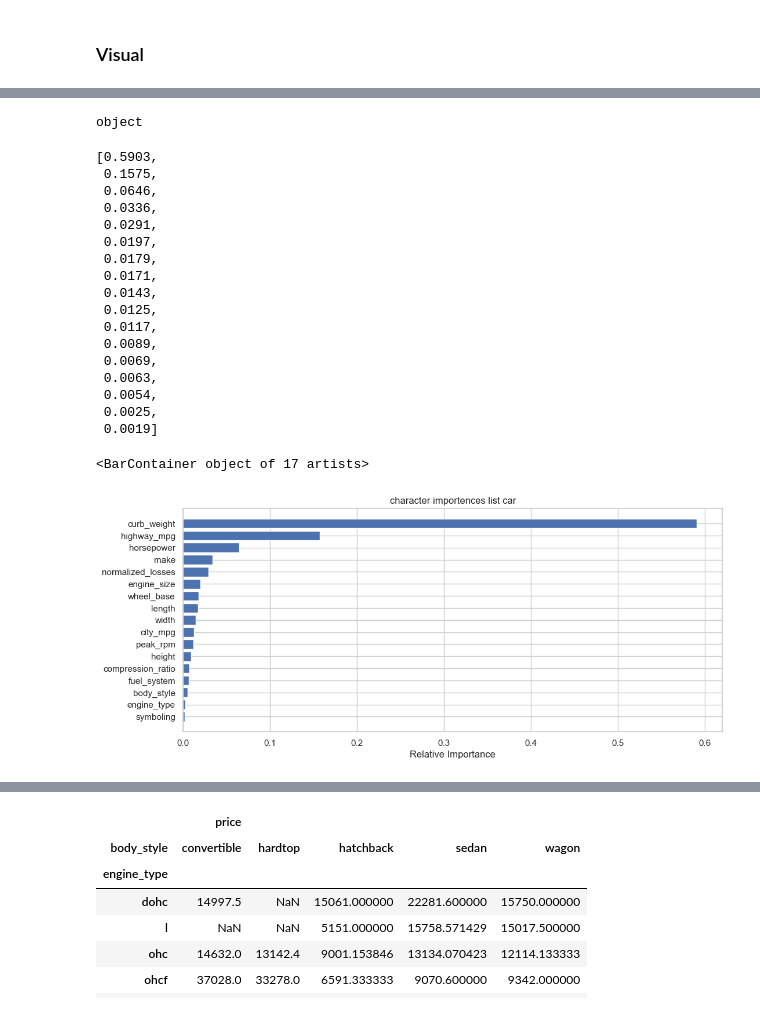
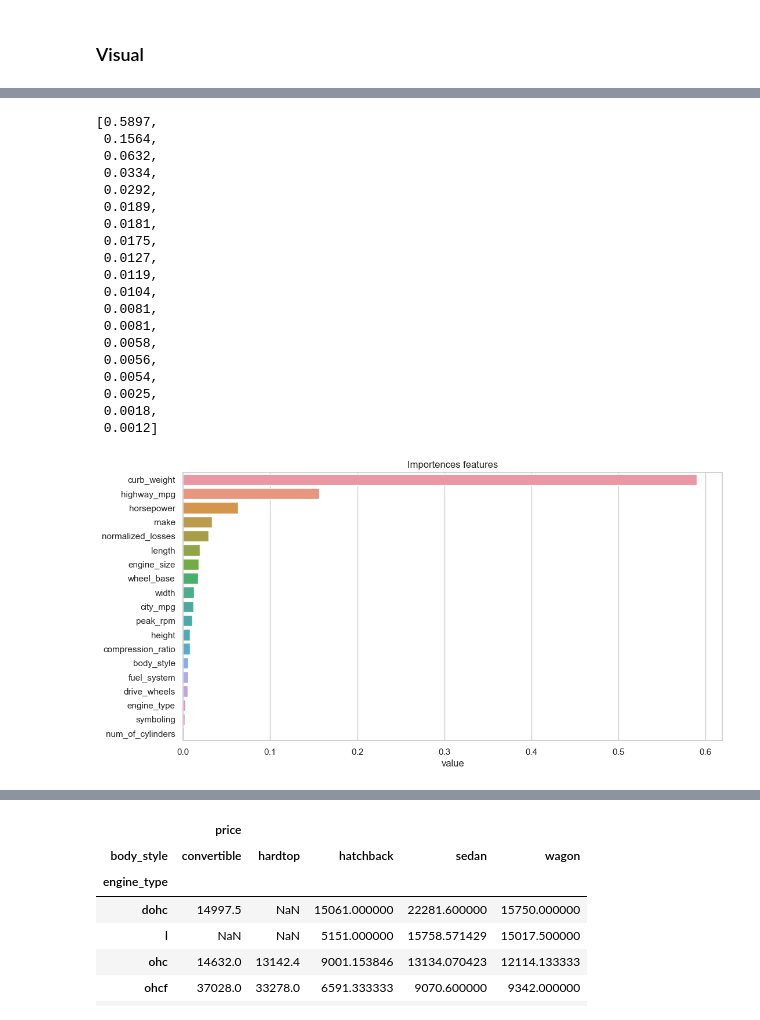
Before and after one commit to HarlamovGarik/dsml, a Jupyter notebook: Lab3/lab3_correlytion.ipynb, the cells around one changed output, grey strips where cells are left out. Saved outputs shown, nothing was run; the diff lists cells and outputs as text; code cells hidden in the pictures.

```diff
--- a/Lab3/lab3_correlytion.ipynb
+++ b/Lab3/lab3_correlytion.ipynb
@@ -251,7 +251,7 @@ def organize(data, titles:[], target='price'):
     return np.array(set_x.values.tolist()),y.values.tolist()
 
 selector = SelectKBest(udf_pearsonr, k=2)
-selector_varianceThreshold = VarianceThreshold(0.5)
+selector_varianceThreshold = VarianceThreshold(0.25)
 # %%
 
 selected_data = selector_varianceThreshold.fit_transform(df_tr)
@@ -316,14 +292,21 @@ ANOVA results: F= 130.5533160959111 , P = 2.2355306355677845e-23
 # %% [markdown]
 ### Visual
 # %%
-fig, axes = plt.subplots(1, 3, figsize=(25, 10))
-axes[0].set(title="Price car make", xlabel=None)
-axes[1].set(title="Count car make", xlabel=None)
-axes[2].set(title="Price body car style", xlabel=None)
+fig, axes = plt.subplots(1, 3, figsize=(21, 6))
+
 sns.barplot(data=df.sort_values(["price"]),
             ax=axes[0],y="make",x="price",edgecolor="black",linewidth=0.5)
 sns.barplot(data=df.groupby(["make"], as_index=False).count().sort_values(["price"]),
             ax=axes[1],y="make",x="price",edgecolor="black",linewidth=0.5,)
 sns.barplot(data=df.sort_values(["price"]),
-            ax=axes[2],y="body_style", x="price",edgecolor="black",linewidth=0.5,)
+            ax=axes[2],y="body_style", x="price",edgecolor="black",linewidth=0.5)
+axes[0].set(title="Price car make", xlabel=None, ylabel=None)
+axes[1].set(title="Count car make", xlabel=None, ylabel=None)
+axes[2].set(title="Price body car style", xlabel=None, ylabel=None)
+
+title = "General characteristics"
+plt.rc('ytick', labelsize=8)
+plt.rc('xtick', labelsize=8)
+fig.suptitle(title)
+plt.savefig('img/{}.jpg'.format(title))
 # %% [output]
@@ -332,40 +314,37 @@ sns.barplot(data=df.sort_values(["price"]),
 # %%
-LIMIT = len(X)
-print(df.num_of_doors.dtype)
-x_set = X[0:LIMIT]
-y = y[0:LIMIT]
 clf = RandomForestRegressor(n_estimators = 50, random_state = 123)
-clf.fit(x_set, y)
-
+clf.fit(X, y)
 sorted(np.round(clf.feature_importances_, 4), reverse=True)
 # %% [output]
-object
+[0.5897,
+ 0.1564,
+ 0.0632,
+ 0.0334,
+ 0.0292,
+ 0.0189,
+ 0.0181,
+ 0.0175,
+ 0.0127,
+ 0.0119,
+ 0.0104,
+ 0.0081,
+ 0.0081,
+ 0.0058,
+ 0.0056,
+ 0.0054,
+ 0.0025,
+ 0.0018,
+ 0.0012]
-[0.5903,
- 0.1575,
- 0.0646,
- 0.0336,
- 0.0291,
- 0.0197,
- 0.0179,
- 0.0171,
- 0.0143,
- 0.0125,
- 0.0117,
- 0.0089,
- 0.0069,
- 0.0063,
- 0.0054,
- 0.0025,
- 0.0019]
 # %%
-fig, ax=plt.subplots(figsize=(12,5))
+fig, ax=plt.subplots(figsize=(12,6))
 importances = clf.feature_importances_
 indices =np.argsort(importances)
-ax.set(title="character importences list car", xlabel="Relative Importance", ylabel=None)
-plt.yticks(range(len(indices)),np.array(title_features)[indices])
-ax.barh(range(len(indices)), importances[indices])
+title="Importences features"
+importences_features = pd.DataFrame(data={"value":importances, "title":np.array(title_features)[range(len(indices))]})
+sns.barplot(data=importences_features.sort_values("value",ascending=False ), x="value", y="title")
+ax.set(ylabel=None, title=title)
+plt.savefig('img/{}.jpg'.format(title))
 # %% [output]
-<BarContainer object of 17 artists>
-[figure, old version]
+[figure, new version]
 # %%
 sns.set(style="whitegrid")
```
Also changed, not shown: parts of 15 cells of this notebook, 11 other files.
